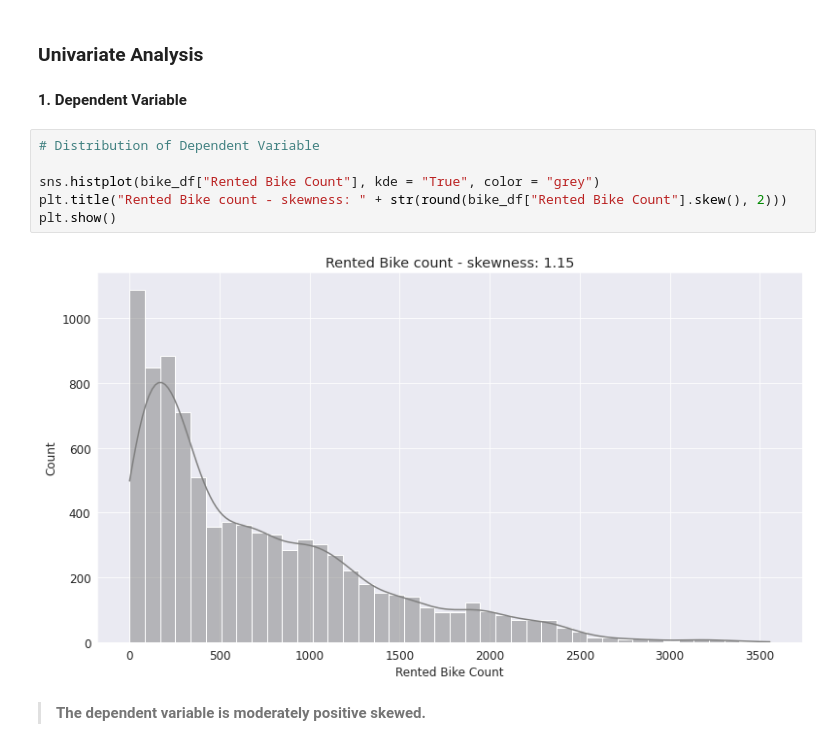
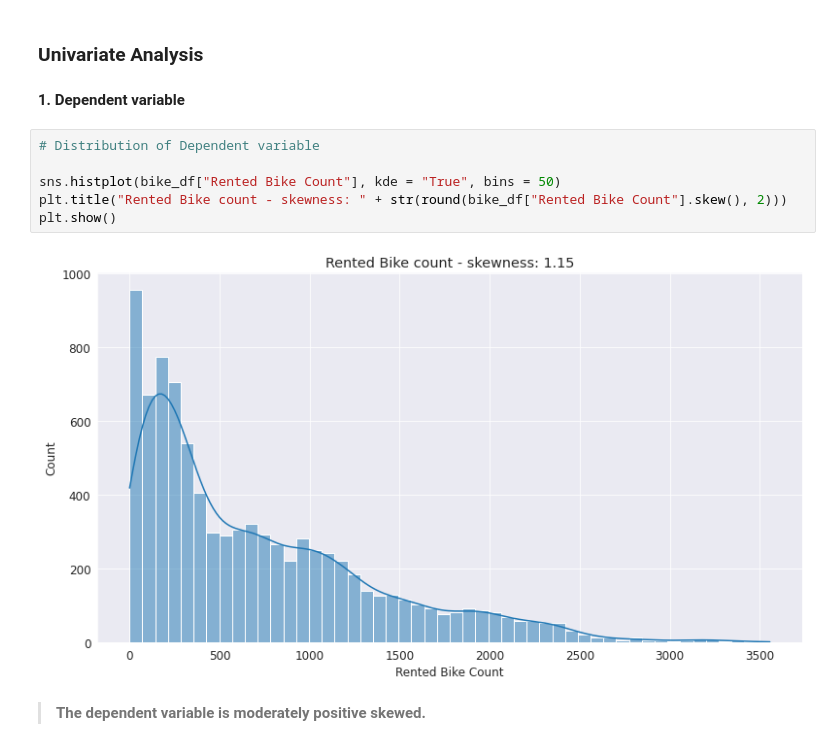
Before and after one commit to RupeshSharma14/Bike-Sharing-Demand-Prediction, a Jupyter notebook: Bike_Sharing_Demand_Prediction_Capstone_Project.ipynb, the cells around one changed output. Cells and saved outputs as stored; diff of their text form.

```diff
--- a/Bike_Sharing_Demand_Prediction_Capstone_Project.ipynb
+++ b/Bike_Sharing_Demand_Prediction_Capstone_Project.ipynb
@@ -157,15 +157,15 @@ bike_df.describe()
 # %% [markdown]
 ### **Univariate Analysis**
 # %% [markdown]
-**1. Dependent Variable**
+**1. Dependent variable**
 # %%
-# Distribution of Dependent Variable
+# Distribution of Dependent variable
 
-sns.histplot(bike_df["Rented Bike Count"], kde = "True", color = "grey")
+sns.histplot(bike_df["Rented Bike Count"], kde = "True", bins = 50)
 plt.title("Rented Bike count - skewness: " + str(round(bike_df["Rented Bike Count"].skew(), 2)))
 plt.show()
 # %% [output]
-[figure, old version]
+[figure, new version]
 # %% [markdown]
 
 
```
Also changed, not shown: parts of 56 cells of this notebook.
